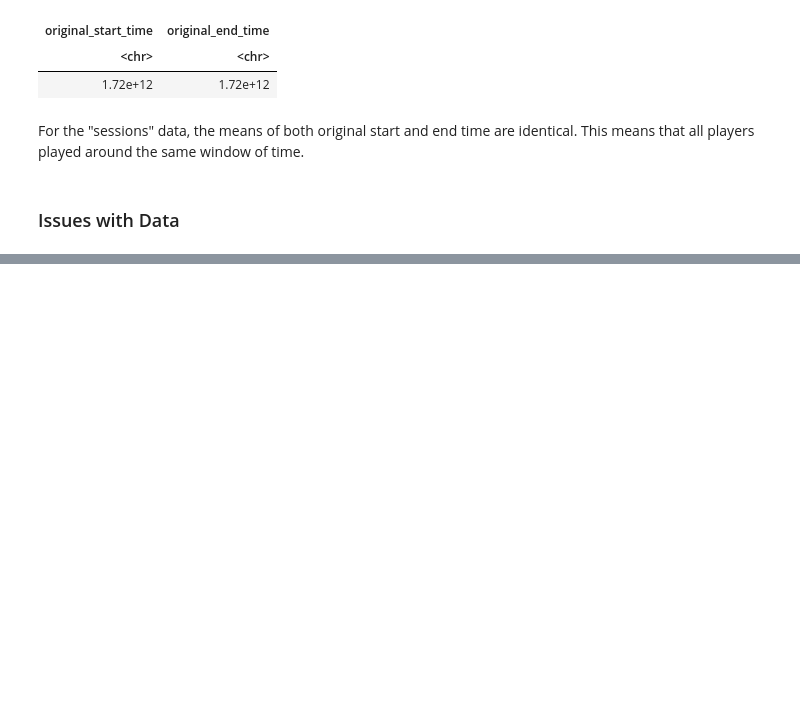
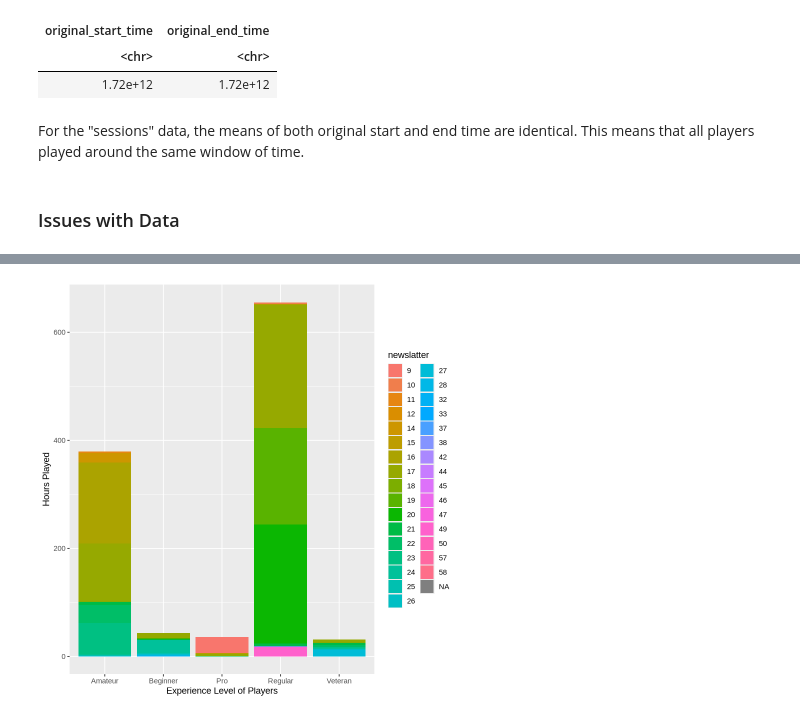
Before and after one commit to matthewgmarbella-dotcom/95456646_PPS, a Jupyter notebook: Indiv_Proj.ipynb, the cells around one changed output, grey strips where cells are left out. Drawn from its saved outputs; the diff is of its cells as text; code cells hidden in the pictures; blank space fills up the shorter version.

Commit message:
Issues of Data and Questions were Added, Data Viz was started on

```diff
--- a/Indiv_Proj.ipynb
+++ b/Indiv_Proj.ipynb
@@ -139,0 +139,8 @@ print("Hello World")
+# %%
+players_bar <- players_data |>
+    ggplot(aes(x = experience, y = played_hours, fill = as_factor(Age))) +
+            geom_bar(stat= "identity") +
+           labs(x = "Experience Level of Players", y = "Hours Played", fill = "newslatter")
+players_bar
+# %% [output]
+[figure, added]
```
Also changed, not shown: parts of 9 cells of this notebook.
